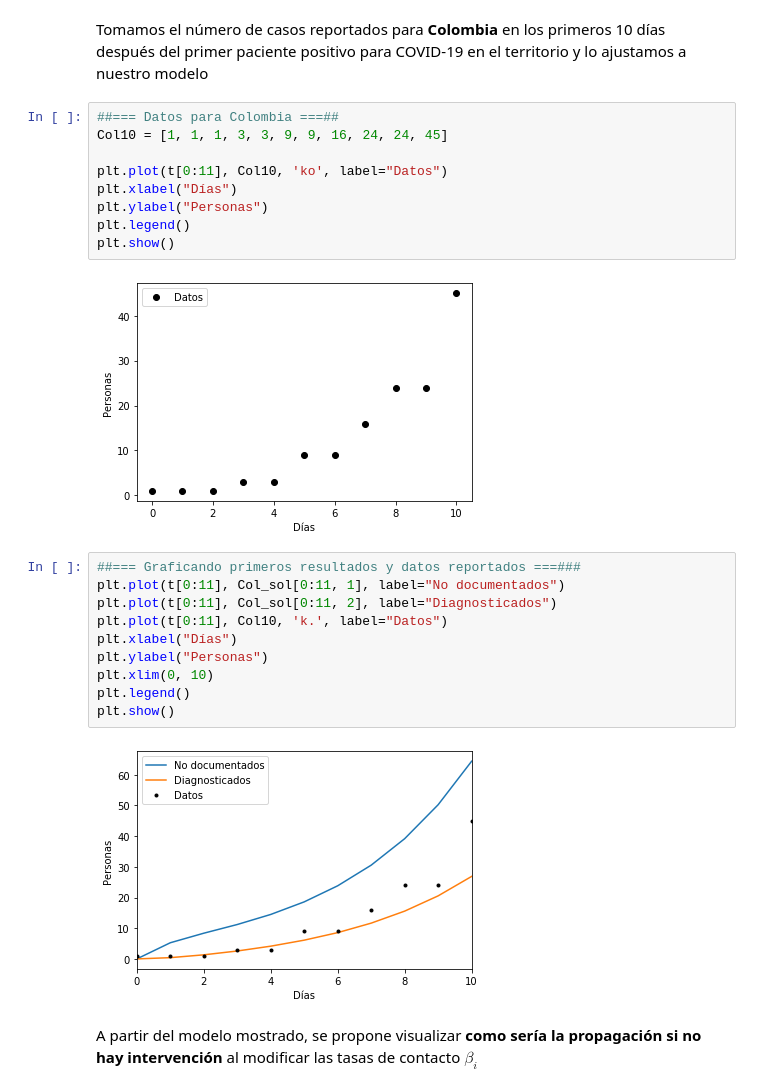
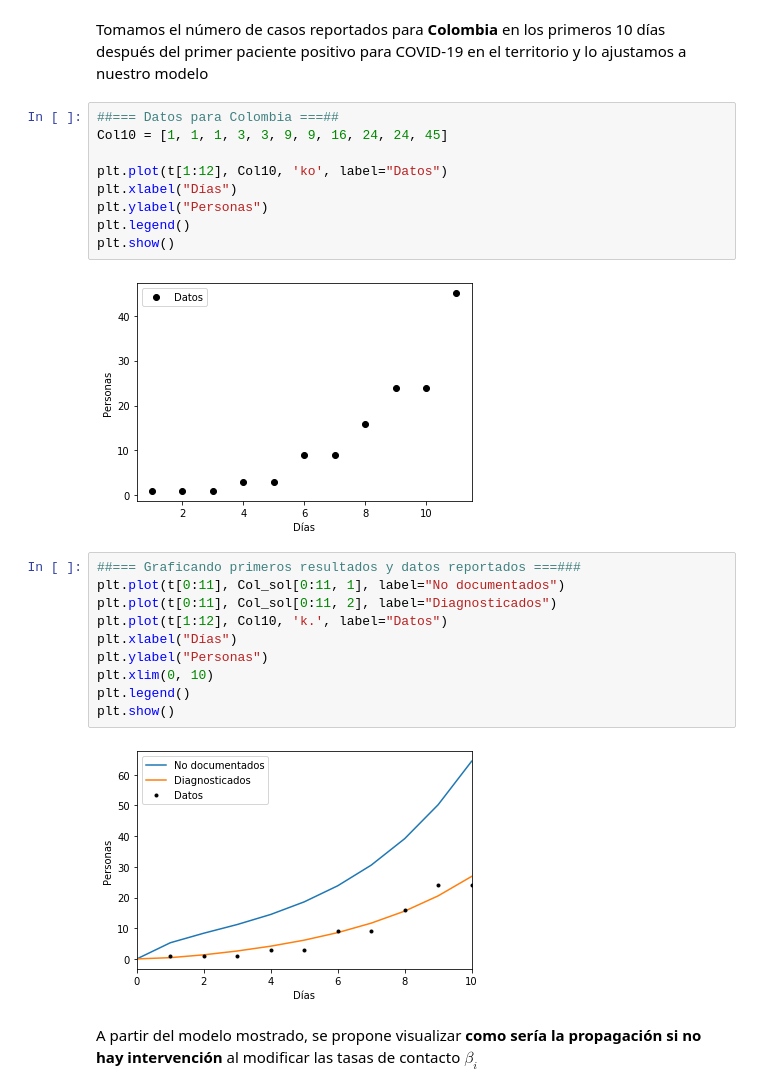
Before and after one commit to Camilo-HG/COVID-19, a Jupyter notebook: Simulaciones/Propagación_COVID-19_python.ipynb, the cells around one changed output. Saved outputs shown, nothing was run; the diff lists cells and outputs as text.

Commit message:
Simulación COVID-19 con datos Colombia

```diff
--- a/Simulaciones/Propagación_COVID-19_python.ipynb
+++ b/Simulaciones/Propagación_COVID-19_python.ipynb
@@ -115,26 +115,26 @@ Tomamos el número de casos reportados para __Colombia__ en los primeros 10 día
 # %%
 ##=== Datos para Colombia ===##
 Col10 = [1, 1, 1, 3, 3, 9, 9, 16, 24, 24, 45]
 
-plt.plot(t[0:11], Col10, 'ko', label="Datos")
+plt.plot(t[1:12], Col10, 'ko', label="Datos")
 plt.xlabel("Días")
 plt.ylabel("Personas")
 plt.legend()
 plt.show()
 # %% [output]
-[figure, old version]
+[figure, new version]
 # %%
 ##=== Graficando primeros resultados y datos reportados ===###
 plt.plot(t[0:11], Col_sol[0:11, 1], label="No documentados")
 plt.plot(t[0:11], Col_sol[0:11, 2], label="Diagnosticados")
-plt.plot(t[0:11], Col10, 'k.', label="Datos")
+plt.plot(t[1:12], Col10, 'k.', label="Datos")
 plt.xlabel("Días")
 plt.ylabel("Personas")
 plt.xlim(0, 10)
 plt.legend()
 plt.show()
 # %% [output]
-[figure, old version]
+[figure, new version]
 # %% [markdown]
 A partir del modelo mostrado, se propone visualizar __como sería la propagación si no hay intervención__ al modificar las tasas de contacto $\beta_i$
 # %%
```
